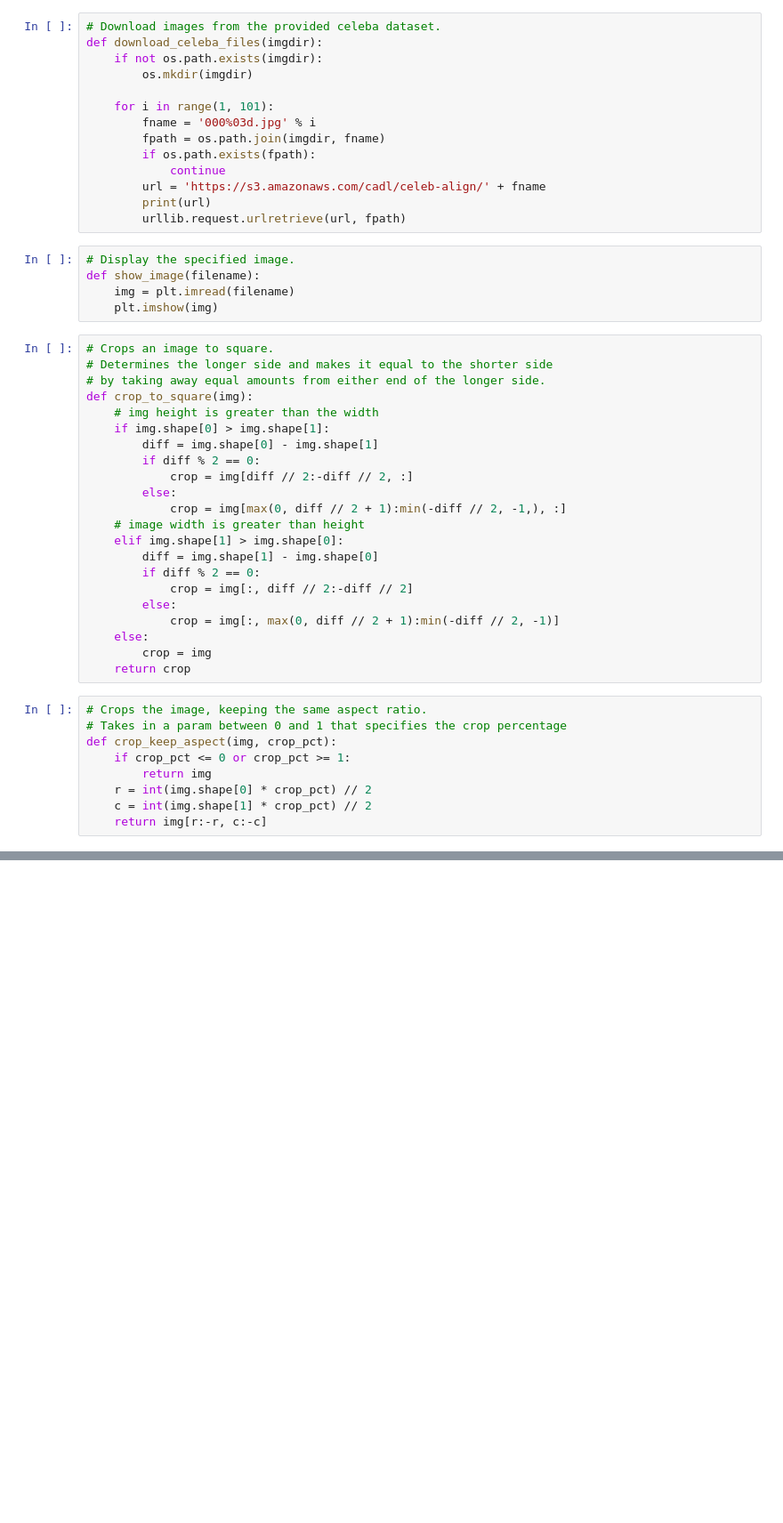
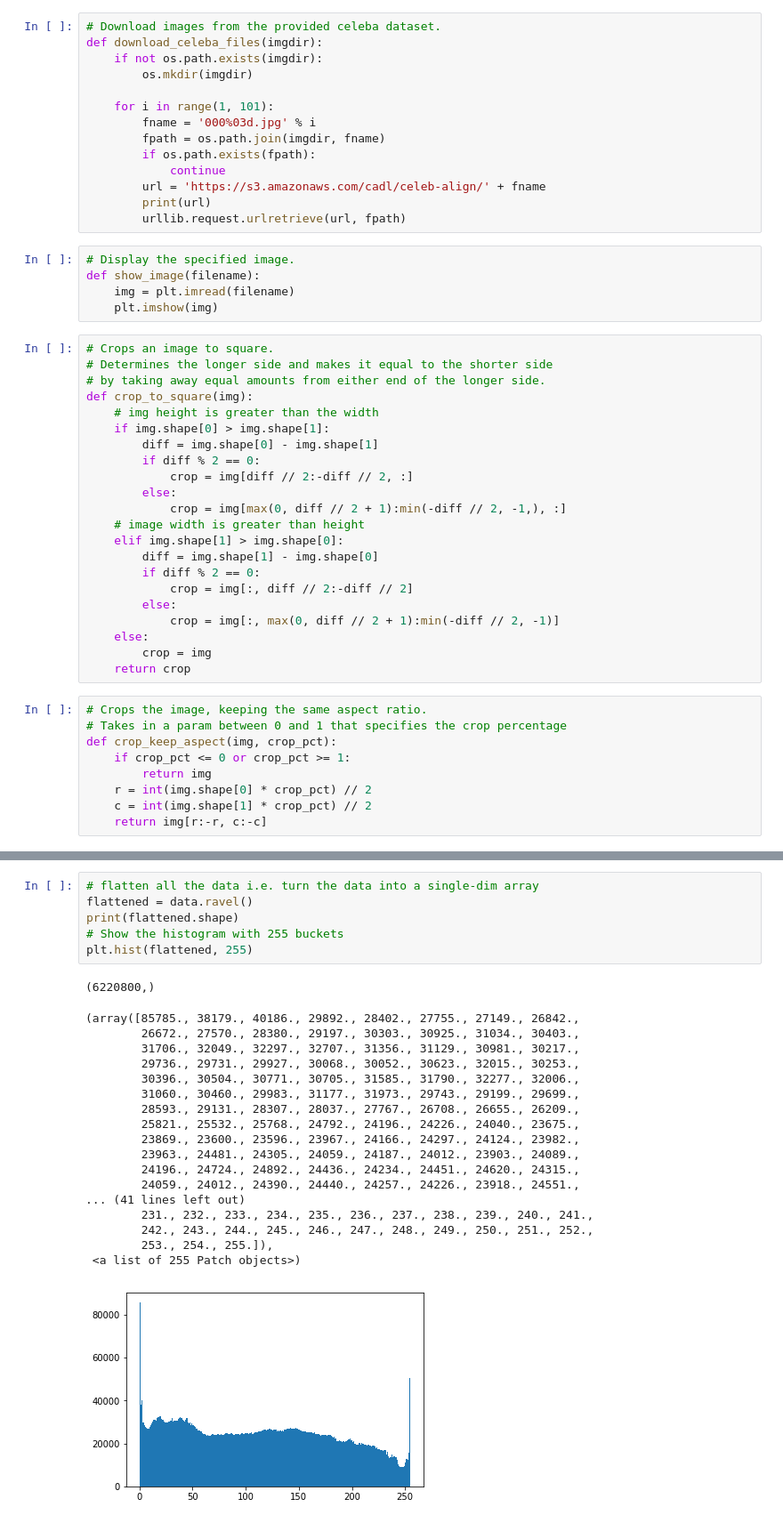
Before and after one commit to harinik/mlexperiments, a Jupyter notebook: CADL - intro.ipynb, the cells around one changed output, grey strips where cells are left out. Shown: that part at 89% size. Cells and saved outputs as stored; diff of their text form; blank space fills up the shorter version.

```diff
--- a/CADL - intro.ipynb
+++ b/CADL - intro.ipynb
@@ -97,0 +111,26 @@ plt.imshow(imgs[np.random.randint(100)])
+# %%
+# flatten all the data i.e. turn the data into a single-dim array
+flattened = data.ravel()
+print(flattened.shape)
+# Show the histogram with 255 buckets
+plt.hist(flattened, 255)
+# %% [output]
+(6220800,)
+(array([85785., 38179., 40186., 29892., 28402., 27755., 27149., 26842.,
+        26672., 27570., 28380., 29197., 30303., 30925., 31034., 30403.,
+        31706., 32049., 32297., 32707., 31356., 31129., 30981., 30217.,
+        29736., 29731., 29927., 30068., 30052., 30623., 32015., 30253.,
+        30396., 30504., 30771., 30705., 31585., 31790., 32277., 32006.,
+        31060., 30460., 29983., 31177., 31973., 29743., 29199., 29699.,
+        28593., 29131., 28307., 28037., 27767., 26708., 26655., 26209.,
+        25821., 25532., 25768., 24792., 24196., 24226., 24040., 23675.,
+        23869., 23600., 23596., 23967., 24166., 24297., 24124., 23982.,
+        23963., 24481., 24305., 24059., 24187., 24012., 23903., 24089.,
+        24196., 24724., 24892., 24436., 24234., 24451., 24620., 24315.,
+        24059., 24012., 24390., 24440., 24257., 24226., 23918., 24551.,
+... (41 lines left out)
+        231., 232., 233., 234., 235., 236., 237., 238., 239., 240., 241.,
+        242., 243., 244., 245., 246., 247., 248., 249., 250., 251., 252.,
+        253., 254., 255.]),
+ <a list of 255 Patch objects>)
+[figure, added]
```
Also changed, not shown: parts of 9 cells of this notebook.
